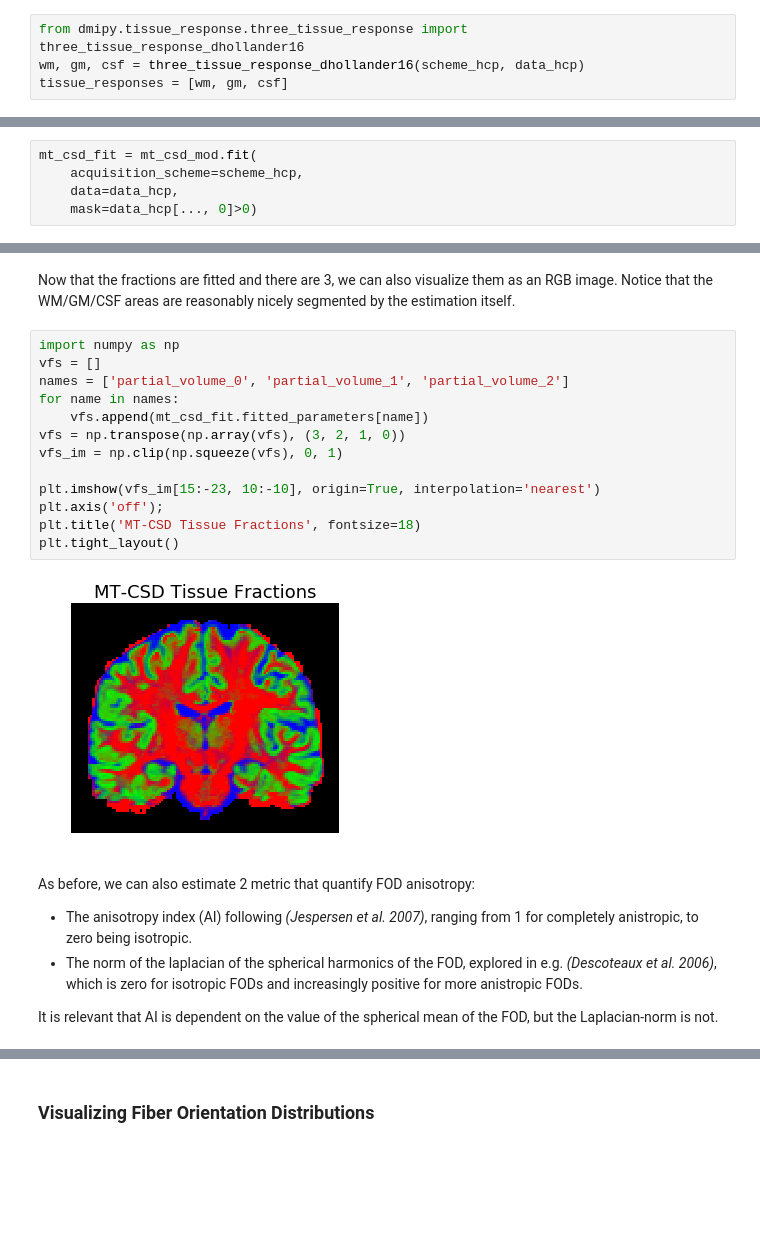
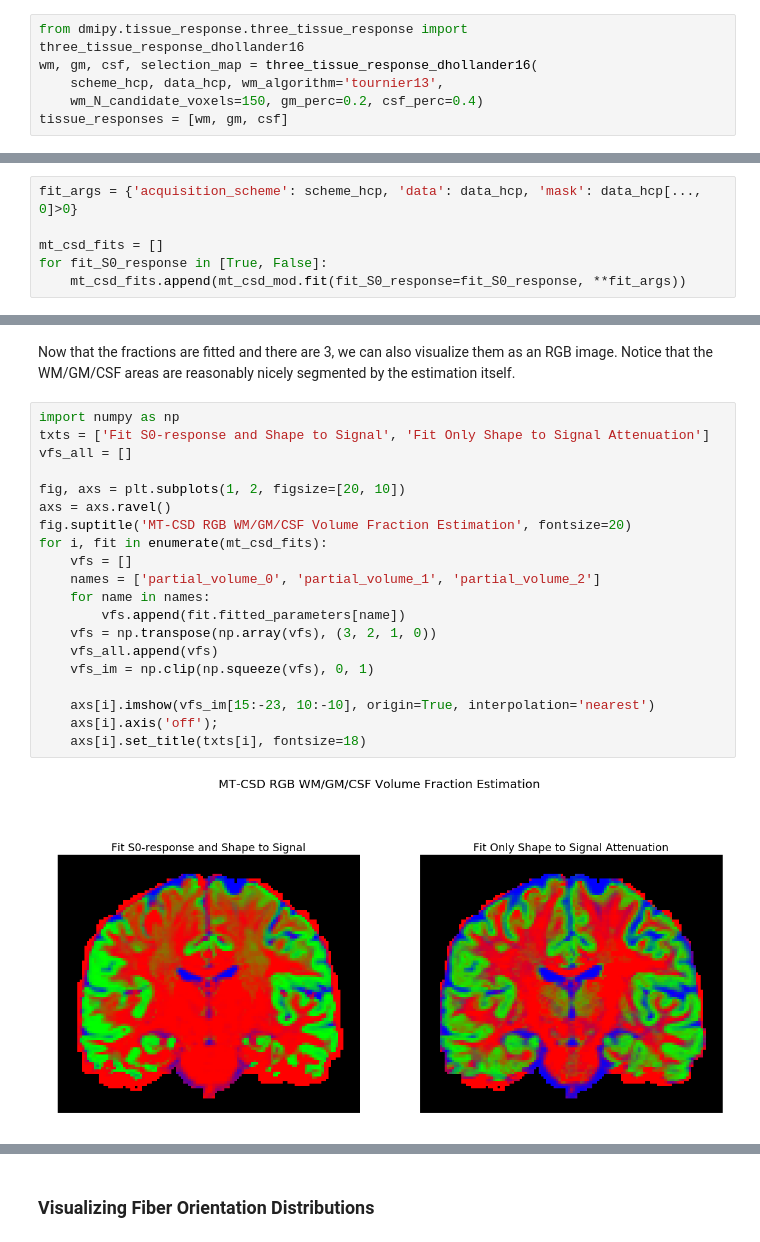
Before and after one commit to AthenaEPI/dmipy, a Jupyter notebook: examples/example_multi_tissue_constrained_spherical_deconvolution.ipynb, the cells around one changed output, grey strips where cells are left out. Saved outputs shown, nothing was run; the diff lists cells and outputs as text; blank space fills up the shorter version.

```diff
--- a/examples/example_multi_tissue_constrained_spherical_deconvolution.ipynb
+++ b/examples/example_multi_tissue_constrained_spherical_deconvolution.ipynb
@@ -32,4 +36,6 @@ At the moment the classic tournier07 algorithm (based on highest FA voxels) is u
 # %%
 from dmipy.tissue_response.three_tissue_response import three_tissue_response_dhollander16
-wm, gm, csf = three_tissue_response_dhollander16(scheme_hcp, data_hcp)
+wm, gm, csf, selection_map = three_tissue_response_dhollander16(
+    scheme_hcp, data_hcp, wm_algorithm='tournier13',
+    wm_N_candidate_voxels=150, gm_perc=0.2, csf_perc=0.4)
 tissue_responses = [wm, gm, csf]
@@ -65,6 +103,7 @@ Fitting is done the same as in the previous parametric MC-CSD example. Now that
 # %%
-mt_csd_fit = mt_csd_mod.fit(
-    acquisition_scheme=scheme_hcp,
-    data=data_hcp,
-    mask=data_hcp[..., 0]>0)
+fit_args = {'acquisition_scheme': scheme_hcp, 'data': data_hcp, 'mask': data_hcp[..., 0]>0}
+
+mt_csd_fits = []
+for fit_S0_response in [True, False]:
+    mt_csd_fits.append(mt_csd_mod.fit(fit_S0_response=fit_S0_response, **fit_args))
 # %% [output]
@@ -76,22 +119,23 @@ Average of 0.0201545719295 seconds per voxel.
 Now that the fractions are fitted and there are 3, we can also visualize them as an RGB image. Notice that the WM/GM/CSF areas are reasonably nicely segmented by the estimation itself.
 # %%
 import numpy as np
-vfs = []
-names = ['partial_volume_0', 'partial_volume_1', 'partial_volume_2']
-for name in names:
-    vfs.append(mt_csd_fit.fitted_parameters[name])
-vfs = np.transpose(np.array(vfs), (3, 2, 1, 0))
-vfs_im = np.clip(np.squeeze(vfs), 0, 1)
+txts = ['Fit S0-response and Shape to Signal', 'Fit Only Shape to Signal Attenuation']
+vfs_all = []
 
-plt.imshow(vfs_im[15:-23, 10:-10], origin=True, interpolation='nearest')
-plt.axis('off');
-plt.title('MT-CSD Tissue Fractions', fontsize=18)
-plt.tight_layout()
+fig, axs = plt.subplots(1, 2, figsize=[20, 10])
+axs = axs.ravel()
+fig.suptitle('MT-CSD RGB WM/GM/CSF Volume Fraction Estimation', fontsize=20)
+for i, fit in enumerate(mt_csd_fits):
+    vfs = []
+    names = ['partial_volume_0', 'partial_volume_1', 'partial_volume_2']
+    for name in names:
+        vfs.append(fit.fitted_parameters[name])
+    vfs = np.transpose(np.array(vfs), (3, 2, 1, 0))
+    vfs_all.append(vfs)
+    vfs_im = np.clip(np.squeeze(vfs), 0, 1)
+
+    axs[i].imshow(vfs_im[15:-23, 10:-10], origin=True, interpolation='nearest')
+    axs[i].axis('off');
+    axs[i].set_title(txts[i], fontsize=18)
 # %% [output]
-[figure, old version]
+[figure, new version]
-# %% [markdown]
-As before, we can also estimate 2 metric that quantify FOD anisotropy:
-- The anisotropy index (AI) following *(Jespersen et al. 2007)*, ranging from 1 for completely anistropic, to zero being isotropic.
-- The norm of the laplacian of the spherical harmonics of the FOD, explored in e.g. *(Descoteaux et al. 2006)*, which is zero for isotropic FODs and increasingly positive for more anistropic FODs.
-
-It is relevant that AI is dependent on the value of the spherical mean of the FOD, but the Laplacian-norm is not.
```
Also changed, not shown: parts of 17 cells of this notebook, 9 other files.
